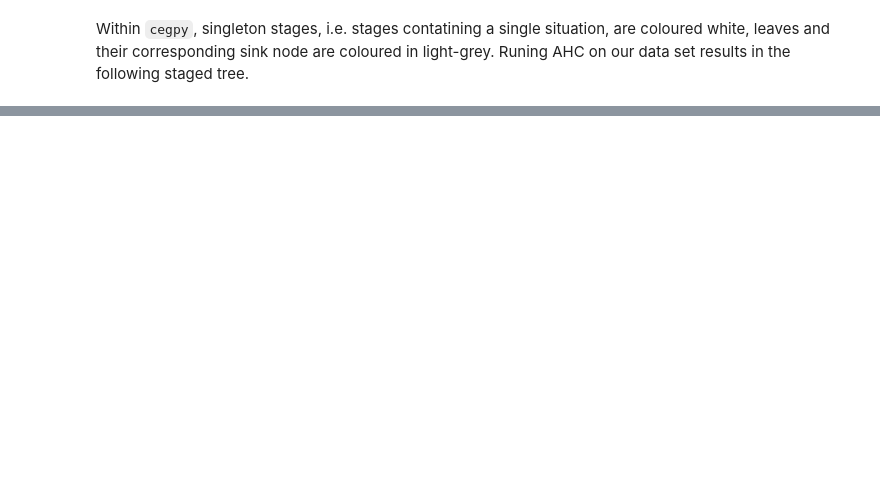
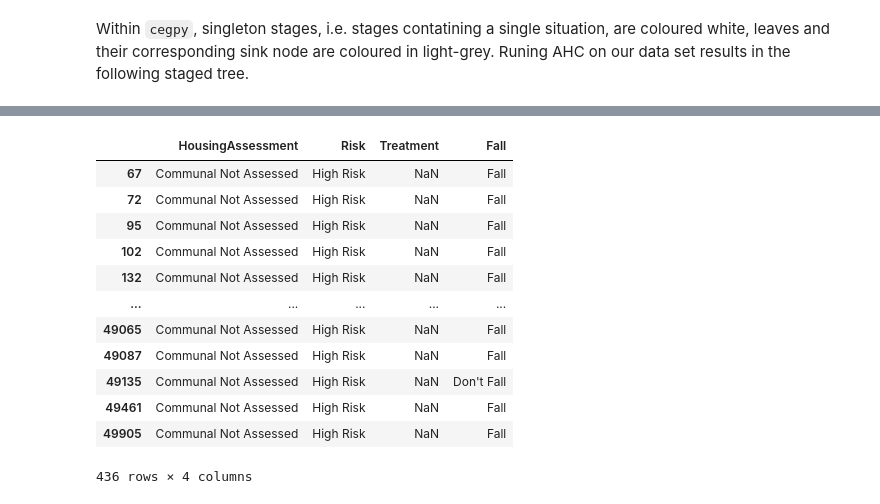
Before and after one commit to g-walley/cegpy, a Jupyter notebook: docs/quickstart/quickstart_staged_tree_notebook.ipynb, the cells around one changed output, grey strips where cells are left out. Saved outputs shown, nothing was run; the diff lists cells and outputs as text; code cells hidden in the pictures; blank space fills up the shorter version.

```diff
--- a/docs/quickstart/quickstart_staged_tree_notebook.ipynb
+++ b/docs/quickstart/quickstart_staged_tree_notebook.ipynb
@@ -66,0 +186,17 @@ Image(g.create_png())
+# %%
+idx = (df.HousingAssessment == 'Communal Not Assessed') & (df.Risk == 'High Risk')
+df[idx]
+# %% [output]
+|  | HousingAssessment | Risk | Treatment | Fall |
+| 67 | Communal Not Assessed | High Risk | NaN | Fall |
+| 72 | Communal Not Assessed | High Risk | NaN | Fall |
+| 95 | Communal Not Assessed | High Risk | NaN | Fall |
+| 102 | Communal Not Assessed | High Risk | NaN | Fall |
+| 132 | Communal Not Assessed | High Risk | NaN | Fall |
+| ... | ... | ... | ... | ... |
+| 49065 | Communal Not Assessed | High Risk | NaN | Fall |
+| 49087 | Communal Not Assessed | High Risk | NaN | Fall |
+| 49135 | Communal Not Assessed | High Risk | NaN | Don't Fall |
+| 49461 | Communal Not Assessed | High Risk | NaN | Fall |
+| 49905 | Communal Not Assessed | High Risk | NaN | Fall |
+436 rows × 4 columns
```
Also changed, not shown: parts of 32 cells of this notebook.
